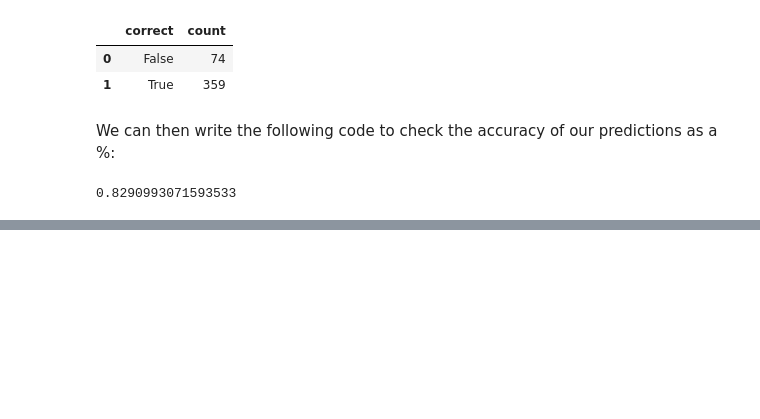
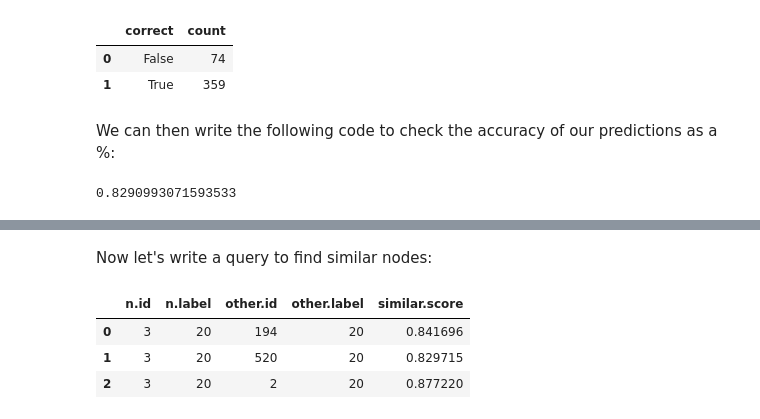
Before and after one commit to neo4j-contrib/training, a Jupyter notebook: ml_ai/05_GraphEmbeddings.ipynb, the cells around one changed output, grey strips where cells are left out. Cells and saved outputs as stored; diff of their text form; code cells hidden in the pictures; blank space fills up the shorter version.

```diff
--- a/ml_ai/05_GraphEmbeddings.ipynb
+++ b/ml_ai/05_GraphEmbeddings.ipynb
@@ -228,0 +255,12 @@ Can we now do similarity on this vectors to find topK using cosine similarity or
+# %%
+similarity_query = """
+MATCH (n:Node)
+WITH {item:id(n), weights: n.deepglEmbedding} as userData
+WITH collect(userData) as data
+CALL algo.similarity.cosine(data, {concurrency: 1, topK: 3, similarityCutoff: 0.2, write: true})
+YIELD nodes, similarityPairs, write, writeRelationshipType, writeProperty, p50, p75, p90, p99, p999, p100
+RETURN nodes, similarityPairs, write, writeRelationshipType, writeProperty, p50, p75, p90, p99, p999, p100
+"""
+
+result = graph.run(similarity_query).to_table()
+result
@@ -228,0 +270,15 @@ Can we now do similarity on this vectors to find topK using cosine similarity or
+# %% [markdown]
+Now let's write a query to find similar nodes:
+# %%
+find_similar_nodes_query = """
+MATCH (n:Node {id: $id})-[similar:SIMILAR]->(other)
+RETURN n.id, n.label, other.id, other.label, similar.score
+"""
+
+result = graph.run(find_similar_nodes_query, {"id": "3"}).to_data_frame()
+result
+# %% [output]
+|  | n.id | n.label | other.id | other.label | similar.score |
+| 0 | 3 | 20 | 194 | 20 | 0.841696 |
+| 1 | 3 | 20 | 520 | 20 | 0.829715 |
+| 2 | 3 | 20 | 2 | 20 | 0.877220 |
```
Also changed, not shown: parts of 4 cells of this notebook.
